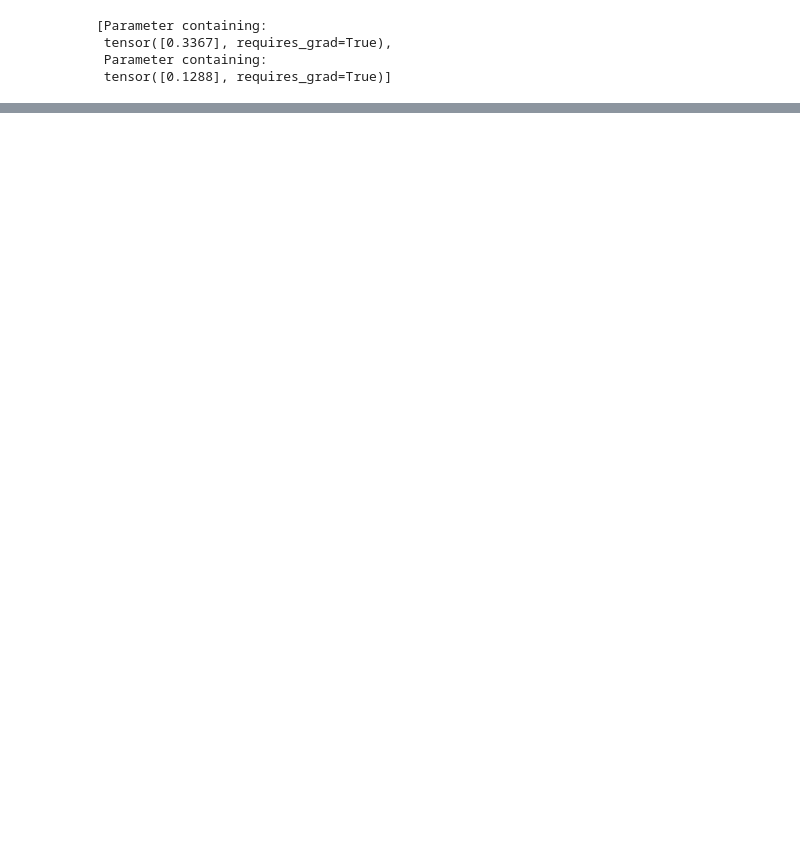
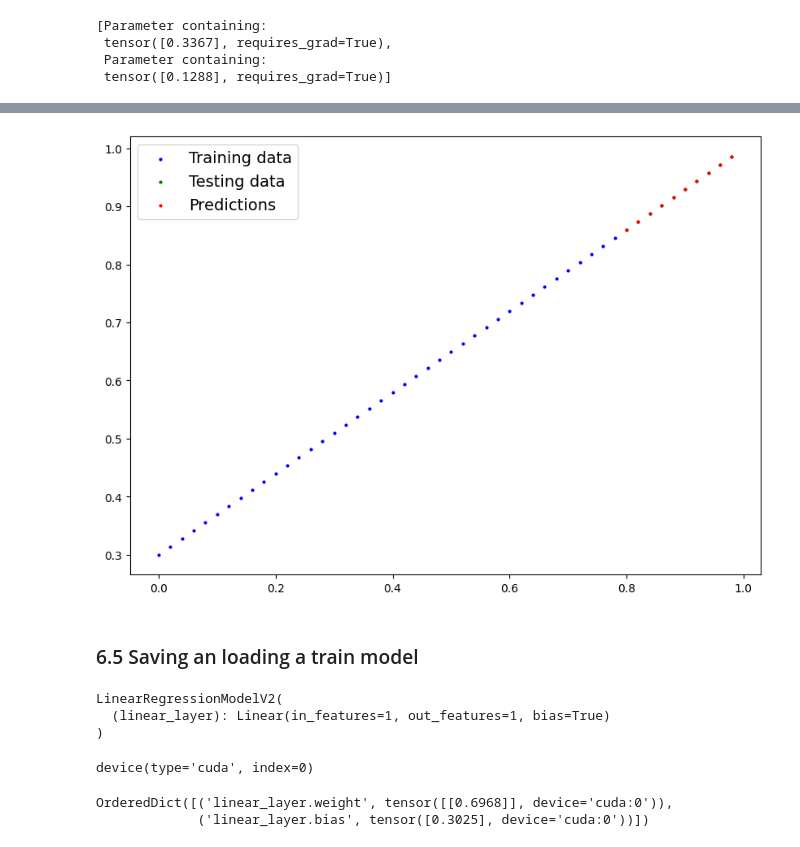
Before and after one commit to gauthiermartin/deeplearning-with-pytorch-course, a Jupyter notebook: 01_pytorch_workflow_fundamentals.ipynb, the cells around one changed output, grey strips where cells are left out. Saved outputs shown, nothing was run; the diff lists cells and outputs as text; code cells hidden in the pictures; blank space fills up the shorter version.

```diff
--- a/01_pytorch_workflow_fundamentals.ipynb
+++ b/01_pytorch_workflow_fundamentals.ipynb
@@ -375,0 +565,4 @@ for epoch in range(epochs):
+# %%
+# Setup device agnostic code
+device = "cuda" if torch.cuda.is_available() else "cpu"
+print(f"Using device: {device}")
@@ -375,0 +625,21 @@ for epoch in range(epochs):
+# %%
+# Create a linear model by subclassing nn.Module
+
+class LinearRegressionModelV2(nn.Module):
+  def __init__(self):
+    super().__init__()
+    # Let's use torch linear layer using nn.Linear() / also called linear transform, fully connected layer, probing layer, dense layer
+    self.linear_layer = nn.Linear(
+        in_features=1, # In our data we have 1 feature or X
+        out_features=1 # In our data we have 1 feature of y
+    )
+
+  def forward(self, x: torch.Tensor) -> torch.Tensor :
+      return self.linear_layer(x)
+
+# Set the manual seed
+torch.manual_seed(42)
+
+# Create an instance of our model
+model_1 = LinearRegressionModelV2()
+model_1, model_1.state_dict()
@@ -375,0 +682,6 @@ for epoch in range(epochs):
+# %%
+# Let's setup our loss function
+loss_fn = nn.L1Loss() #Same as MAE
+
+# Setup our optimizer
+optimizer = torch.optim.SGD(params=model_1.parameters(), lr=0.01)
@@ -375,0 +765,9 @@ for epoch in range(epochs):
+# %%
+# Turn model into evaluation mode
+model_1.eval()
+
+# Make predicitons on the test data
+
+with torch.inference_mode():
+  y_preds = model_1(X_test)
+y_preds
@@ -375,0 +785,8 @@ for epoch in range(epochs):
+# %%
+# Check out our model predicitions visually
+
+plot_prediction(predictions=y_preds.cpu())
+# %% [output]
+[figure, added]
+# %% [markdown]
+### 6.5 Saving an loading a train model
@@ -375,0 +802,22 @@ for epoch in range(epochs):
+# %%
+# Loading a PyTorch model from file
+loaded_model_1 = LinearRegressionModelV2()
+
+# Load the save model state dict to model
+loaded_model_1.load_state_dict(torch.load(f=MODEL_SAVE_PATH))
+
+#Put the loaded model to the device
+loaded_model_1.to(device)
+# %% [output]
+LinearRegressionModelV2(
+  (linear_layer): Linear(in_features=1, out_features=1, bias=True)
+)
+# %%
+next(loaded_model_1.parameters()).device
+# %% [output]
+device(type='cuda', index=0)
+# %%
+loaded_model_1.state_dict()
+# %% [output]
+OrderedDict([('linear_layer.weight', tensor([[0.6968]], device='cuda:0')),
+             ('linear_layer.bias', tensor([0.3025], device='cuda:0'))])
```
Also changed, not shown: parts of 39 cells of this notebook.
